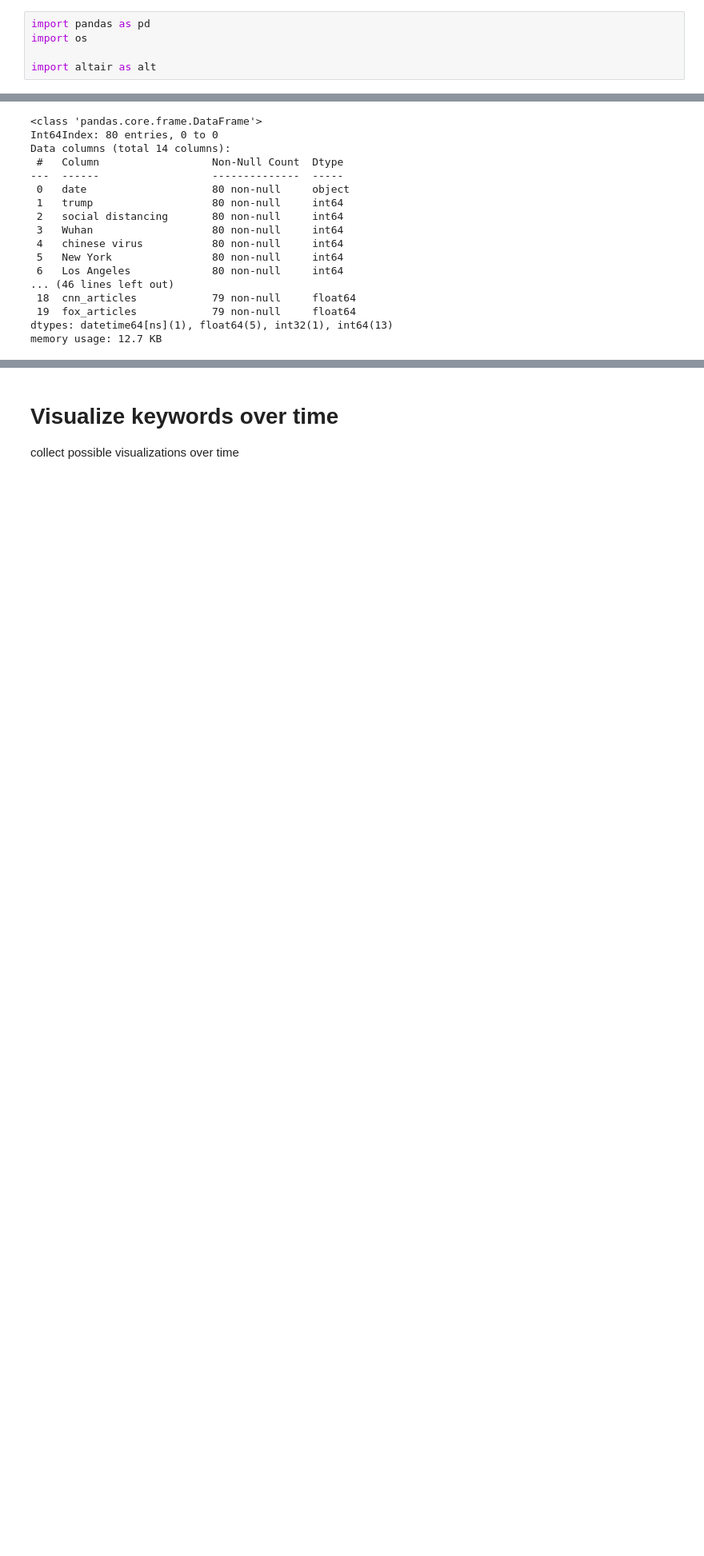
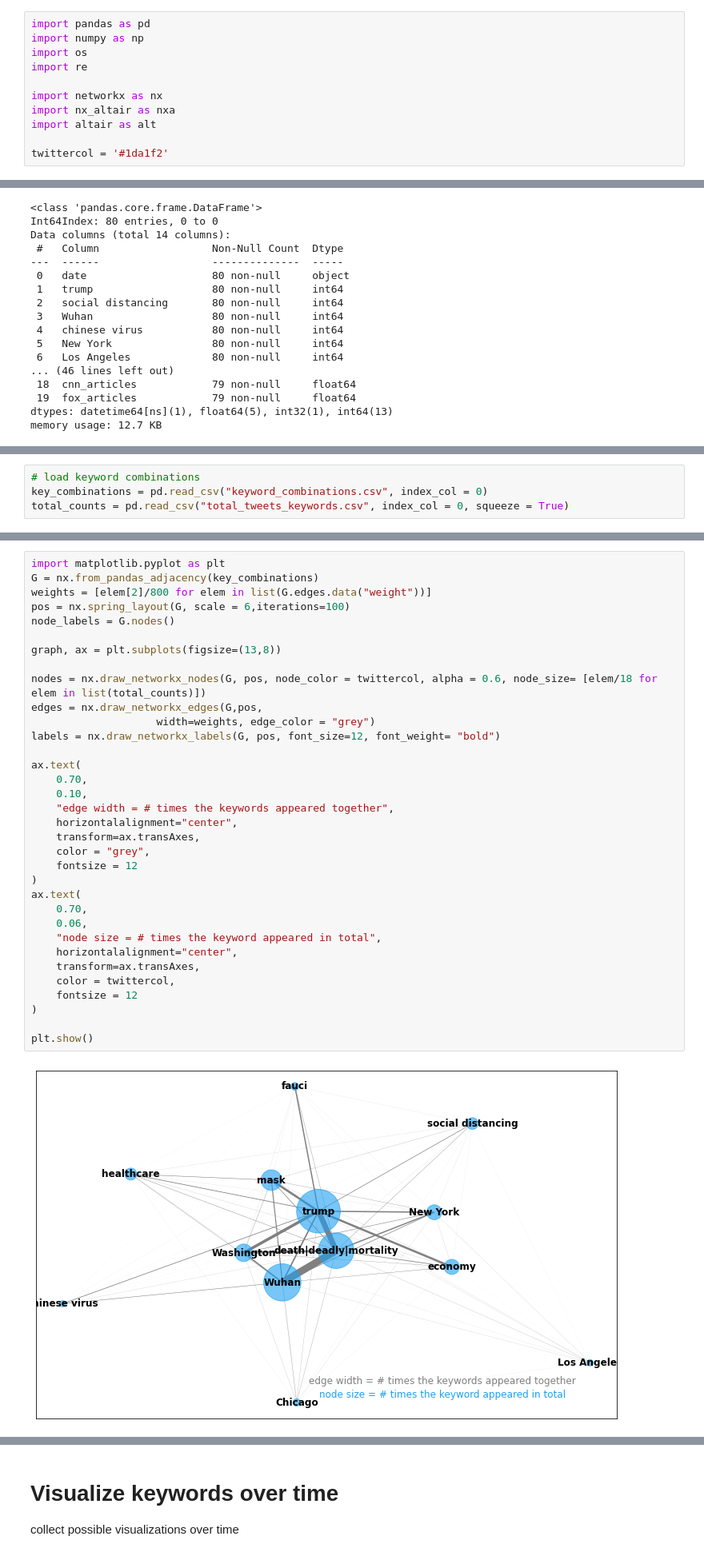
Before and after one commit to rlnrbio/twitter_data_viz, a Jupyter notebook: Test_twitter_data_from_github_repo.ipynb, the cells around one changed output, grey strips where cells are left out. Shown: that part at 80% size. Saved outputs shown, nothing was run; the diff lists cells and outputs as text; blank space fills up the shorter version.

Commit message:
added combined keyword analysis and visualization

```diff
--- a/Test_twitter_data_from_github_repo.ipynb
+++ b/Test_twitter_data_from_github_repo.ipynb
@@ -5,9 +5,15 @@
 Load data from github repo
 # %%
 import pandas as pd
+import numpy as np
 import os
+import re
 
+import networkx as nx
+import nx_altair as nxa
 import altair as alt
+
+twittercol = '#1da1f2'
 # %% [markdown]
 # Load Corona data
 # %%
@@ -487,0 +570,4 @@ memory usage: 12.7 KB
+# %%
+# load keyword combinations
+key_combinations = pd.read_csv("keyword_combinations.csv", index_col = 0)
+total_counts = pd.read_csv("total_tweets_keywords.csv", index_col = 0, squeeze = True)
@@ -487,0 +613,36 @@ memory usage: 12.7 KB
+# %%
+import matplotlib.pyplot as plt
+G = nx.from_pandas_adjacency(key_combinations)
+weights = [elem[2]/800 for elem in list(G.edges.data("weight"))]
+pos = nx.spring_layout(G, scale = 6,iterations=100)
+node_labels = G.nodes()
+
+graph, ax = plt.subplots(figsize=(13,8))
+
+nodes = nx.draw_networkx_nodes(G, pos, node_color = twittercol, alpha = 0.6, node_size= [elem/18 for elem in list(total_counts)])
+edges = nx.draw_networkx_edges(G,pos,
+                    width=weights, edge_color = "grey")
+labels = nx.draw_networkx_labels(G, pos, font_size=12, font_weight= "bold")
+
+ax.text(
+    0.70,
+    0.10,
+    "edge width = # times the keywords appeared together",
+    horizontalalignment="center",
+    transform=ax.transAxes,
+    color = "grey",
+    fontsize = 12
+)
+ax.text(
+    0.70,
+    0.06,
+    "node size = # times the keyword appeared in total",
+    horizontalalignment="center",
+    transform=ax.transAxes,
+    color = twittercol,
+    fontsize = 12
+)
+
+plt.show()
+# %% [output]
+[figure, added]
```
Also changed, not shown: parts of 12 cells of this notebook, 2 other files.
